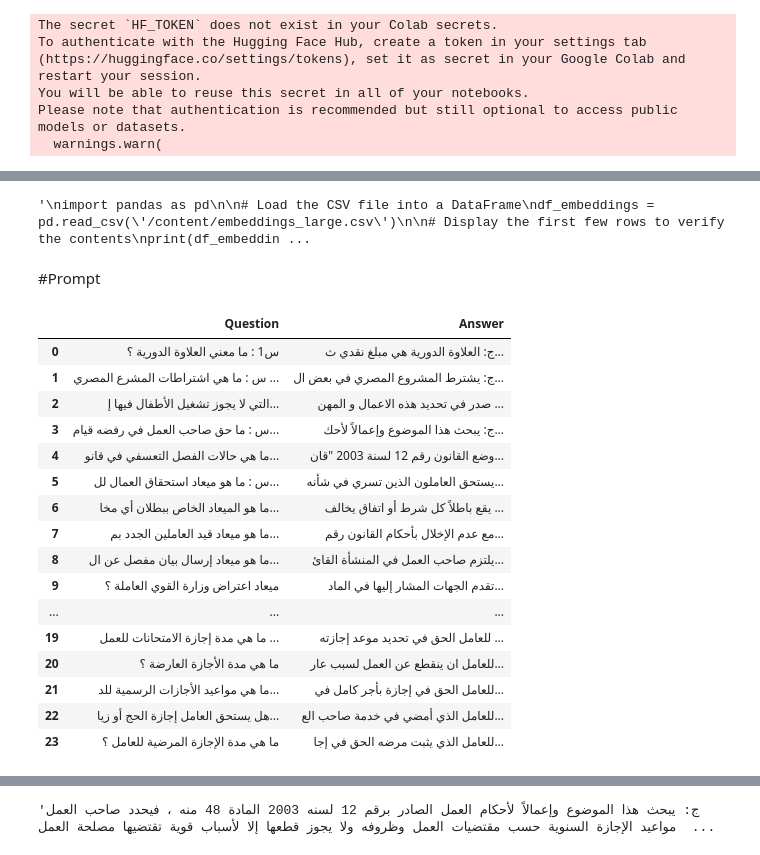
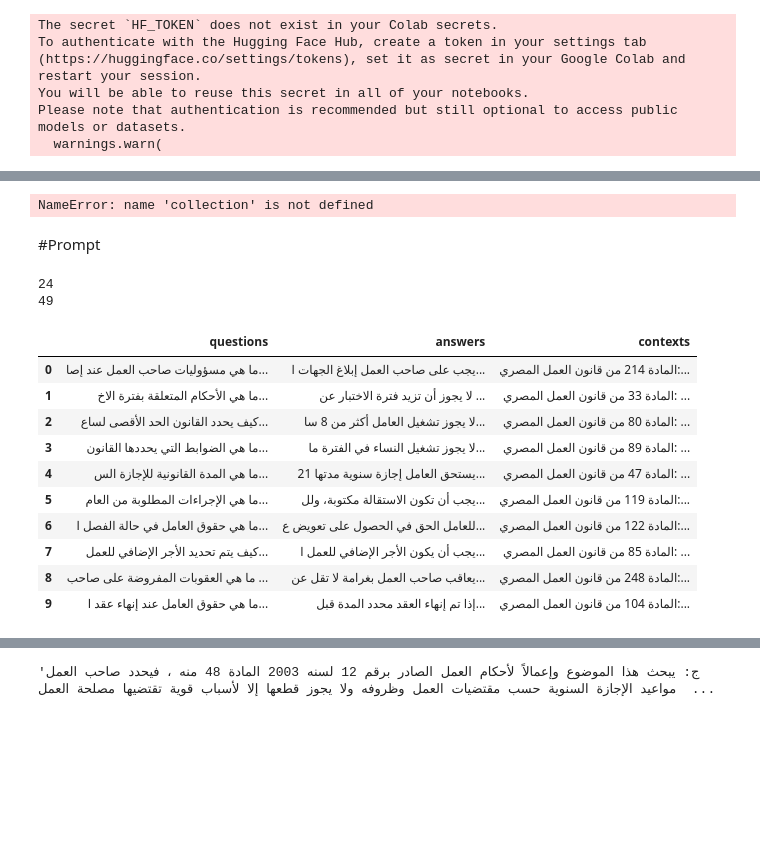
Before and after one commit to Mohanad-Bador/Legal-RAG, a Jupyter notebook: Prototype_Law.ipynb, the cells around one changed output, grey strips where cells are left out. Saved outputs shown, nothing was run; the diff lists cells and outputs as text; code cells hidden in the pictures; blank space fills up the shorter version.

```diff
--- a/Prototype_Law.ipynb
+++ b/Prototype_Law.ipynb
@@ -331,21 +516,0 @@ print("Embeddings saved to embeddings_large.csv")
-# %%
-"""
-import pandas as pd
-
-# Load the CSV file into a DataFrame
-df_embeddings = pd.read_csv('/content/embeddings_large.csv')
-
-# Display the first few rows to verify the contents
-print(df_embeddings.head())
-
-# Convert the DataFrame back to a list or numpy array (if needed)
-embeddings_large = df_embeddings.values.tolist()
-
-# Or, if you prefer a numpy array:
-# embeddings_large = df_embeddings.to_numpy()
-
-print("Embeddings extracted successfully")
-
-"""
-# %% [output]
-'\nimport pandas as pd\n\n# Load the CSV file into a DataFrame\ndf_embeddings = pd.read_csv(\'/content/embeddings_large.csv\')\n\n# Display the first few rows to verify the contents\nprint(df_embeddin ...
@@ -355,41 +531,48 @@ print("Embeddings extracted successfully")
 # %%
 collection.add(
-    documents=new_chunks,
+    documents=chunked_documents,
     embeddings=embeddings_large,
-    # metadatas=metadata,
-    ids=docs_ids
+    metadatas=chunked_metadata,
+    ids=chunked_ids
 )
+# %% [output]
+NameError: name 'collection' is not defined
 # %% [markdown]
 #Prompt
 # %%
 #!pip install openpyxl
 import pandas as pd
 
 try:
   # Try reading the file with the 'utf-8' encoding first
-  FAQs = pd.read_excel("//content/FAQs.xlsx", engine='openpyxl')
+  FAQs = pd.read_excel("/content/Legal-RAG/FAQs.xlsx", engine='openpyxl')
 except UnicodeDecodeError:
   # If 'utf-8' fails, try 'latin-1' or 'ISO-8859-1'
-  FAQs = pd.read_excel("//content/FAQs.xlsx", engine='openpyxl', encoding='latin-1')
+  FAQs = pd.read_excel("/content/Legal-RAG/FAQs.xlsx", engine='openpyxl', encoding='latin-1')
   # or
   # FAQs = pd.read_excel("//content/FAQs.xlsx", engine='openpyxl', encoding='ISO-8859-1')
 
-FAQs
+try:
+  # Try reading the file with the 'utf-8' encoding first
+  deepseekQA = pd.read_excel("/content/Legal-RAG/50 AI generated QnA.xlsx", engine='openpyxl')
+except UnicodeDecodeError:
+  # If 'utf-8' fails, try 'latin-1' or 'ISO-8859-1'
+  deepseekQA = pd.read_excel("/content/Legal-RAG/50 AI generated QnA.xlsx", engine='openpyxl', encoding='latin-1')
+
+print(len(FAQs))
+print(len(deepseekQA))
+deepseekQA.head(10)
 # %% [output]
+24
+49
-|  | Question | Answer |
-| 0 | س1 : ما معني العلاوة الدورية ؟ | ج: العلاوة الدورية هي مبلغ نقدي ث... |
-| 1 | س : ما هي اشتراطات المشرع المصري ... | ج: يشترط المشروع المصري في بعض ال... |
-| 2 | التي لا يجوز تشغيل الأطفال فيها إ... | صدر في تحديد هذه الاعمال و المهن ... |
-| 3 | س : ما حق صاحب العمل في رفضه قيام... | ج: يبحث هذا الموضوع وإعمالاً لأحك... |
-| 4 | ما هي حالات الفصل التعسفي في قانو... | وضع القانون رقم 12 لسنة 2003 "قان... |
-| 5 | س : ما هو ميعاد استحقاق العمال لل... | يستحق العاملون الذين تسري في شأنه... |
-| 6 | ما هو الميعاد الخاص ببطلان أي مخا... | يقع باطلاً كل شرط أو اتفاق يخالف ... |
-| 7 | ما هو ميعاد قيد العاملين الجدد بم... | مع عدم الإخلال بأحكام القانون رقم... |
-| 8 | ما هو ميعاد إرسال بيان مفصل عن ال... | يلتزم صاحب العمل في المنشأة القائ... |
-| 9 | ميعاد اعتراض وزارة القوي العاملة ؟ | تقدم الجهات المشار إليها في الماد... |
-| ... | ... | ... |
-| 19 | ما هي مدة إجازة الامتحانات للعمل ... | للعامل الحق في تحديد موعد إجازته ... |
-| 20 | ما هي مدة الأجازة العارضة ؟ | للعامل ان ينقطع عن العمل لسبب عار... |
-| 21 | ما هي مواعيد الأجازات الرسمية للد... | للعامل الحق في إجازة بأجر كامل في... |
-| 22 | هل يستحق العامل إجازة الحج أو زيا... | للعامل الذي أمضي في خدمة صاحب الع... |
-| 23 | ما هي مدة الإجازة المرضية للعامل ؟ | للعامل الذي يثبت مرضه الحق في إجا... |
+|  | questions | answers | contexts |
+| 0 | ما هي مسؤوليات صاحب العمل عند إصا... | يجب على صاحب العمل إبلاغ الجهات ا... | المادة 214 من قانون العمل المصري:... |
+| 1 | ما هي الأحكام المتعلقة بفترة الاخ... | لا يجوز أن تزيد فترة الاختبار عن ... | المادة 33 من قانون العمل المصري: ... |
+| 2 | كيف يحدد القانون الحد الأقصى لساع... | لا يجوز تشغيل العامل أكثر من 8 سا... | المادة 80 من قانون العمل المصري: ... |
+| 3 | ما هي الضوابط التي يحددها القانون... | لا يجوز تشغيل النساء في الفترة ما... | المادة 89 من قانون العمل المصري: ... |
+| 4 | ما هي المدة القانونية للإجازة الس... | يستحق العامل إجازة سنوية مدتها 21... | المادة 47 من قانون العمل المصري: ... |
+| 5 | ما هي الإجراءات المطلوبة من العام... | يجب أن تكون الاستقالة مكتوبة، ولل... | المادة 119 من قانون العمل المصري:... |
+| 6 | ما هي حقوق العامل في حالة الفصل ا... | للعامل الحق في الحصول على تعويض ع... | المادة 122 من قانون العمل المصري:... |
+| 7 | كيف يتم تحديد الأجر الإضافي للعمل... | يجب أن يكون الأجر الإضافي للعمل ا... | المادة 85 من قانون العمل المصري: ... |
+| 8 | ما هي العقوبات المفروضة على صاحب ... | يعاقب صاحب العمل بغرامة لا تقل عن... | المادة 248 من قانون العمل المصري:... |
+| 9 | ما هي حقوق العامل عند إنهاء عقد ا... | إذا تم إنهاء العقد محدد المدة قبل... | المادة 104 من قانون العمل المصري:... |
```
Also changed, not shown: parts of 106 cells of this notebook, 22 other files.
